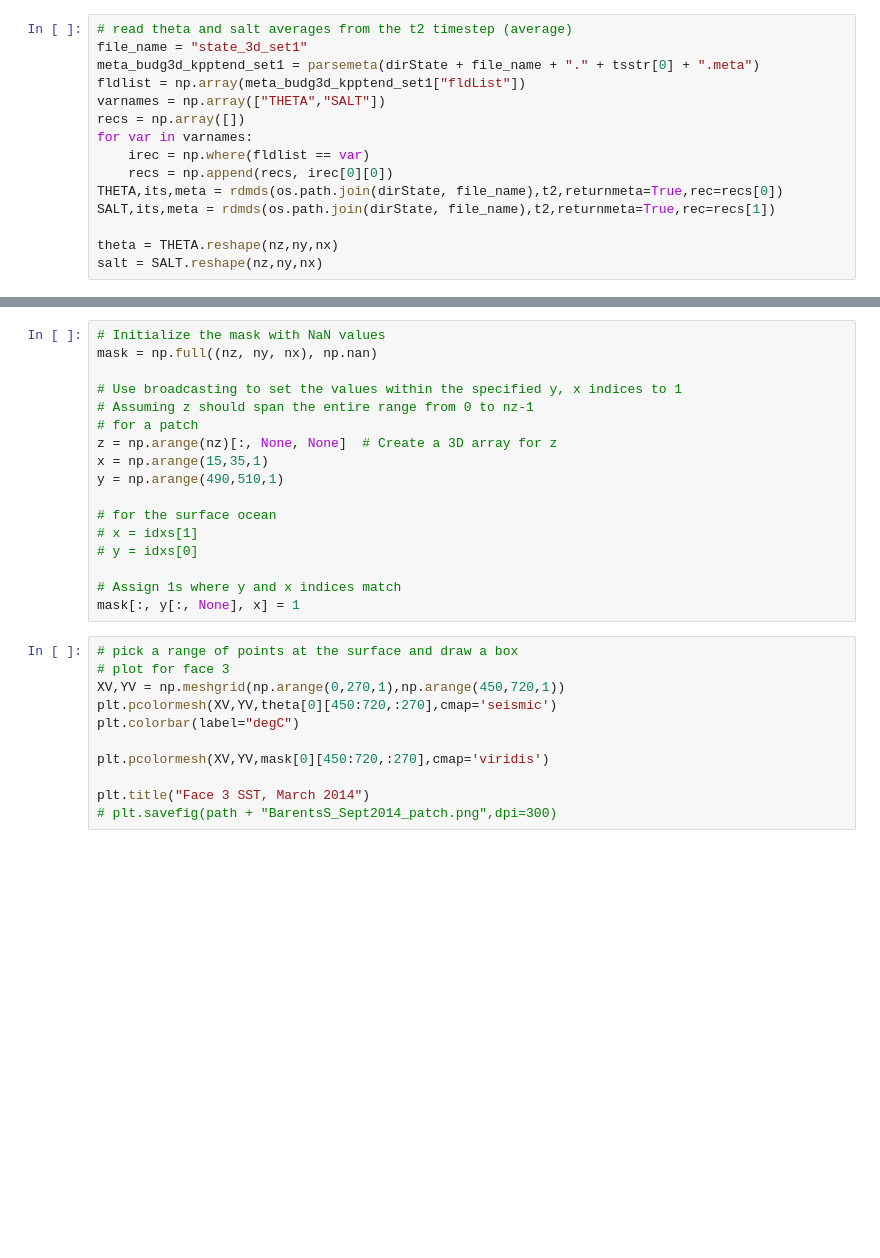
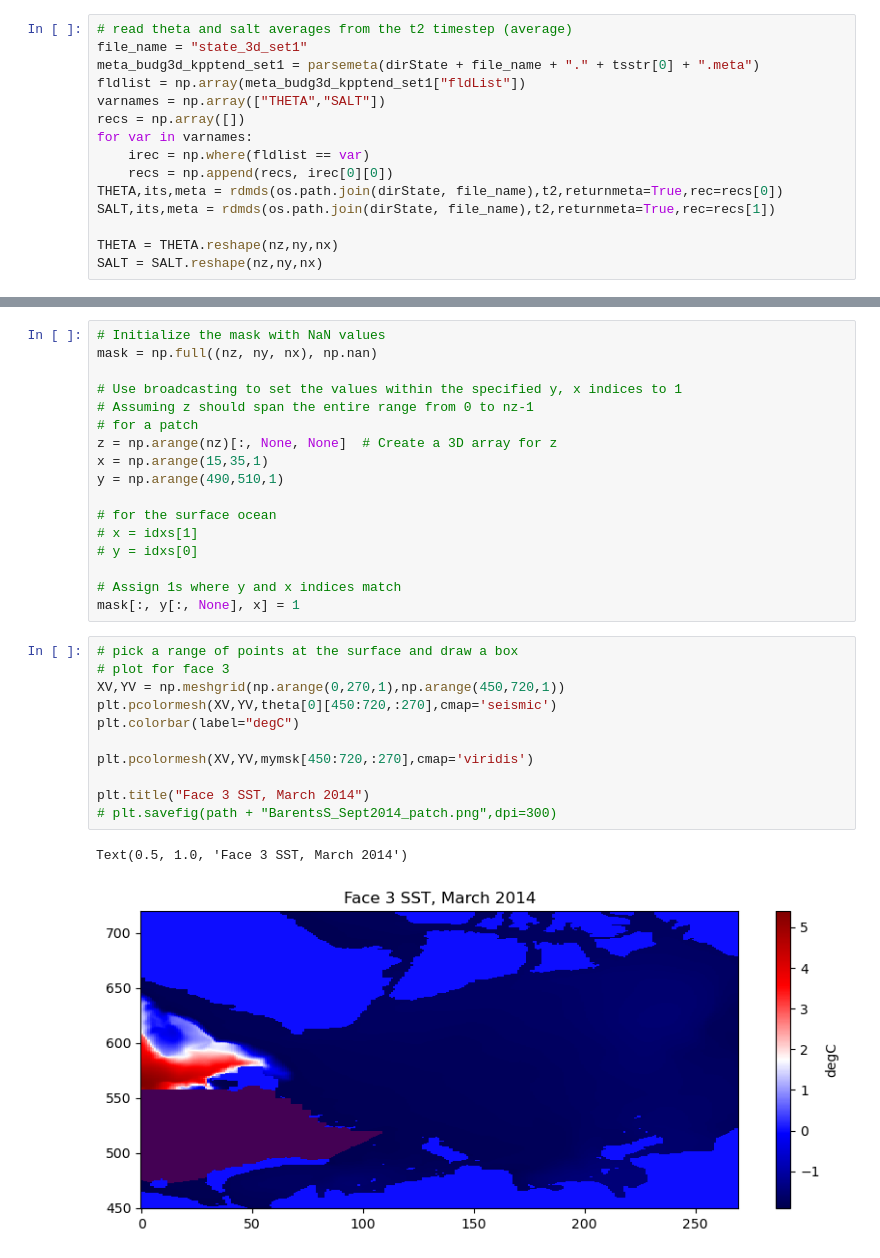
Before and after one commit to margaretmurakami/crios_backups, a Jupyter notebook: ASTE_270/Pemberton/Tendencies/basin_Jterms.ipynb, the cells around one changed output, grey strips where cells are left out. Drawn from its saved outputs; the diff is of its cells as text; blank space fills up the shorter version.

```diff
--- a/ASTE_270/Pemberton/Tendencies/basin_Jterms.ipynb
+++ b/ASTE_270/Pemberton/Tendencies/basin_Jterms.ipynb
@@ -784,8 +790,8 @@ for var in varnames:
 THETA,its,meta = rdmds(os.path.join(dirState, file_name),t2,returnmeta=True,rec=recs[0])
 SALT,its,meta = rdmds(os.path.join(dirState, file_name),t2,returnmeta=True,rec=recs[1])
 
-theta = THETA.reshape(nz,ny,nx)
-salt = SALT.reshape(nz,ny,nx)
+THETA = THETA.reshape(nz,ny,nx)
+SALT = SALT.reshape(nz,ny,nx)
 # %%
 # create the bins of TS data
 # try new T bins where different sizes
@@ -887,11 +894,14 @@ mask[:, y[:, None], x] = 1
 # %%
 # pick a range of points at the surface and draw a box
 # plot for face 3
 XV,YV = np.meshgrid(np.arange(0,270,1),np.arange(450,720,1))
 plt.pcolormesh(XV,YV,theta[0][450:720,:270],cmap='seismic')
 plt.colorbar(label="degC")
 
-plt.pcolormesh(XV,YV,mask[0][450:720,:270],cmap='viridis')
+plt.pcolormesh(XV,YV,mymsk[450:720,:270],cmap='viridis')
 
 plt.title("Face 3 SST, March 2014")
 # plt.savefig(path + "BarentsS_Sept2014_patch.png",dpi=300)
+# %% [output]
+Text(0.5, 1.0, 'Face 3 SST, March 2014')
+[figure, added]
```
Also changed, not shown: parts of 35 cells of this notebook, 9 other files.
